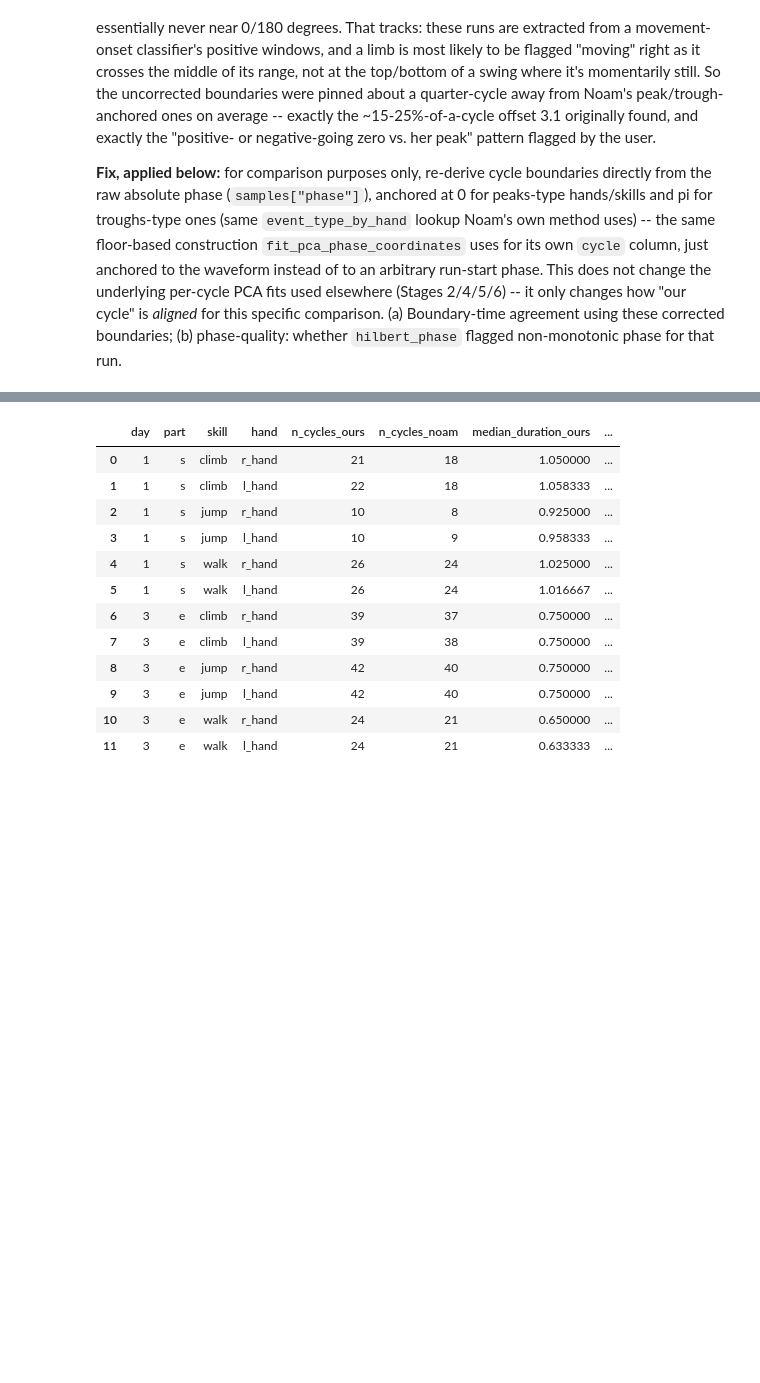
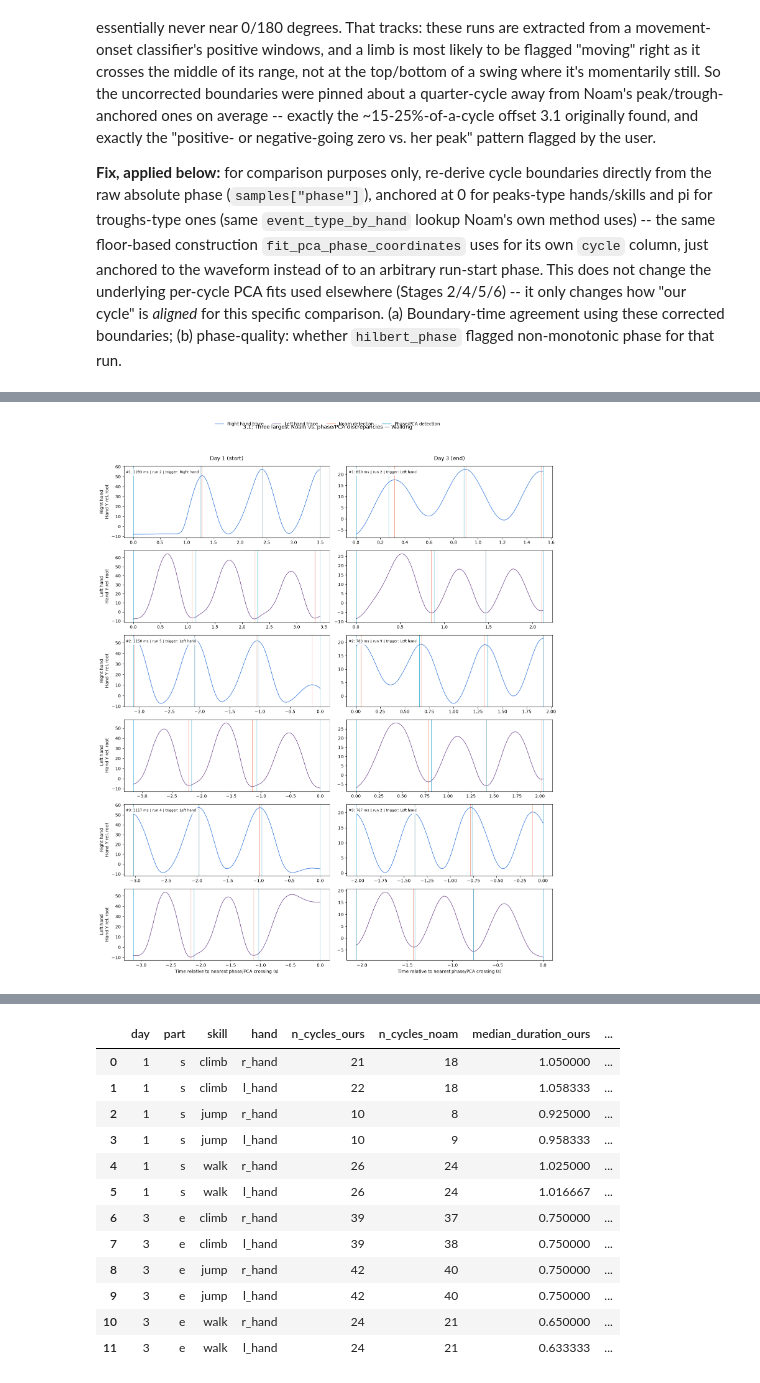
Before and after one commit to Motor-Learning-Lab/phase-coordinates, a Jupyter notebook: notebooks/gorilla_tag_analysis/02_compare_noam.ipynb, the cells around one changed output, grey strips where cells are left out. Drawn from its saved outputs; the diff is of its cells as text; code cells hidden in the pictures; blank space fills up the shorter version.

```diff
--- a/notebooks/gorilla_tag_analysis/02_compare_noam.ipynb
+++ b/notebooks/gorilla_tag_analysis/02_compare_noam.ipynb
@@ -259,0 +387,86 @@ plt.show()
+# %%
+from matplotlib.lines import Line2D
+
+TRACE_HAND_COLORS = {"r_hand": "#3b7ddd", "l_hand": "#7a5195"}
+NOAM_DETECTION_COLOR = "#e76f51"
+OUR_DETECTION_COLOR = "#0096c7"
+
+
+def three_cycle_window(events, center_idx, n_cycles=3):
+    """Return a complete n-cycle window centered as closely as possible on center_idx."""
+    events = np.asarray(events, dtype=int)
+    if len(events) < n_cycles + 1:
+        return None
+    center_pos = int(np.argmin(np.abs(events - center_idx)))
+    start_pos = min(max(center_pos - 1, 0), len(events) - (n_cycles + 1))
+    return int(events[start_pos]), int(events[start_pos + n_cycles]), int(events[center_pos])
+
+
+worst_discrepancies = (discrepancies_df.sort_values("offset_sec", ascending=False)
+                       .groupby(["day", "part", "skill"], group_keys=False).head(3))
+
+for skill in ["walk", "jump", "climb"]:
+    fig, axes = plt.subplots(6, 2, figsize=(15, 18), squeeze=False)
+    for col_idx, (day, part) in enumerate([(1, "s"), (3, "e")]):
+        selected = (worst_discrepancies[(worst_discrepancies["skill"] == skill)
+                                       & (worst_discrepancies["day"] == day)
+                                       & (worst_discrepancies["part"] == part)]
+                    .sort_values("offset_sec", ascending=False).reset_index(drop=True))
+        axes[0, col_idx].set_title(f"Day {day} ({P.PART_LABELS[part]})", fontsize=12, pad=14)
+
+        for rank in range(3):
+            for hand_idx, hand in enumerate(["r_hand", "l_hand"]):
+                ax = axes[2 * rank + hand_idx, col_idx]
+                if rank >= len(selected):
+                    ax.text(0.5, 0.5, "no discrepancy", ha="center", va="center", transform=ax.transAxes)
+                    continue
+
+                discrepancy = selected.iloc[rank]
+                key = ("002", discrepancy.day, discrepancy.part, discrepancy.skill,
+                       discrepancy.source_file, discrepancy.run_id, hand)
+                if key not in PCA_CACHE:
+                    ax.text(0.5, 0.5, "hand not cached", ha="center", va="center", transform=ax.transAxes)
+                    continue
+
+                raw = raw_signal_for_run("002", discrepancy.day, discrepancy.part, discrepancy.skill,
+                                         discrepancy.run_id, hand)
+                _, _, _, noam_events, _, _ = extract_cycles_from_signal(raw, skill, hand, CYCLE_PARAMS)
+                our_events = phase_detection_indices(PCA_CACHE[key]["samples"]["phase"].to_numpy(),
+                                                    phase_reference(skill, hand))
+                target_idx = int(round(discrepancy.our_event_time_sec * FS_HZ))
+                window = three_cycle_window(our_events, target_idx)
+                if window is None:
+                    ax.text(0.5, 0.5, "fewer than three complete cycles", ha="center", va="center", transform=ax.transAxes)
+                    continue
+
+                start_idx, stop_idx, center_idx = window
+                local_time = (np.arange(start_idx, stop_idx + 1) - center_idx) / FS_HZ
+                ax.plot(local_time, raw[start_idx:stop_idx + 1], color=TRACE_HAND_COLORS[hand], lw=1.15)
+                for event_idx in noam_events[(noam_events >= start_idx) & (noam_events <= stop_idx)]:
+                    ax.axvline((event_idx - center_idx) / FS_HZ, color=NOAM_DETECTION_COLOR, lw=0.9, alpha=0.7)
+                for event_idx in our_events[(our_events >= start_idx) & (our_events <= stop_idx)]:
+                    ax.axvline((event_idx - center_idx) / FS_HZ, color=OUR_DETECTION_COLOR, lw=0.9, alpha=0.75)
+                ax.axvline(0, color="0.35", lw=0.65, ls=":", zorder=0)
+
+                if col_idx == 0:
+                    ax.set_ylabel(f"{P.HAND_LABELS[hand]}\nHand Y rel. root")
+                if hand_idx == 0:
+                    ax.text(0.01, 0.94,
+                            f"#{rank + 1}: {discrepancy.offset_sec * 1000:.0f} ms | run {discrepancy.run_id} | trigger: {P.HAND_LABELS[discrepancy.hand]}",
+                            transform=ax.transAxes, ha="left", va="top", fontsize=8,
+                            bbox=dict(facecolor="white", alpha=0.78, edgecolor="none"))
+
+    for ax in axes[-1, :]:
+        ax.set_xlabel("Time relative to nearest phase/PCA crossing (s)")
+    fig.legend(handles=[
+        Line2D([0], [0], color=TRACE_HAND_COLORS["r_hand"], lw=1.5, label="Right hand trace"),
+        Line2D([0], [0], color=TRACE_HAND_COLORS["l_hand"], lw=1.5, label="Left hand trace"),
+        Line2D([0], [0], color=NOAM_DETECTION_COLOR, lw=1.5, label="Noam detection"),
+        Line2D([0], [0], color=OUR_DETECTION_COLOR, lw=1.5, label="Phase/PCA detection"),
+    ], loc="upper center", ncol=4, frameon=False)
+    fig.suptitle(f"3.1: Three largest Noam vs. phase/PCA discrepancies — {P.SKILL_LABELS[skill]}", y=0.99)
+    fig.tight_layout(rect=(0, 0, 1, 0.96))
+    P.save_figure(fig, f"stage3_{skill}_largest_detection_discrepancies")
+    plt.show()
+# %% [output]
+[figure, added]
```
Also changed, not shown: parts of 11 cells of this notebook, 41 other files.
